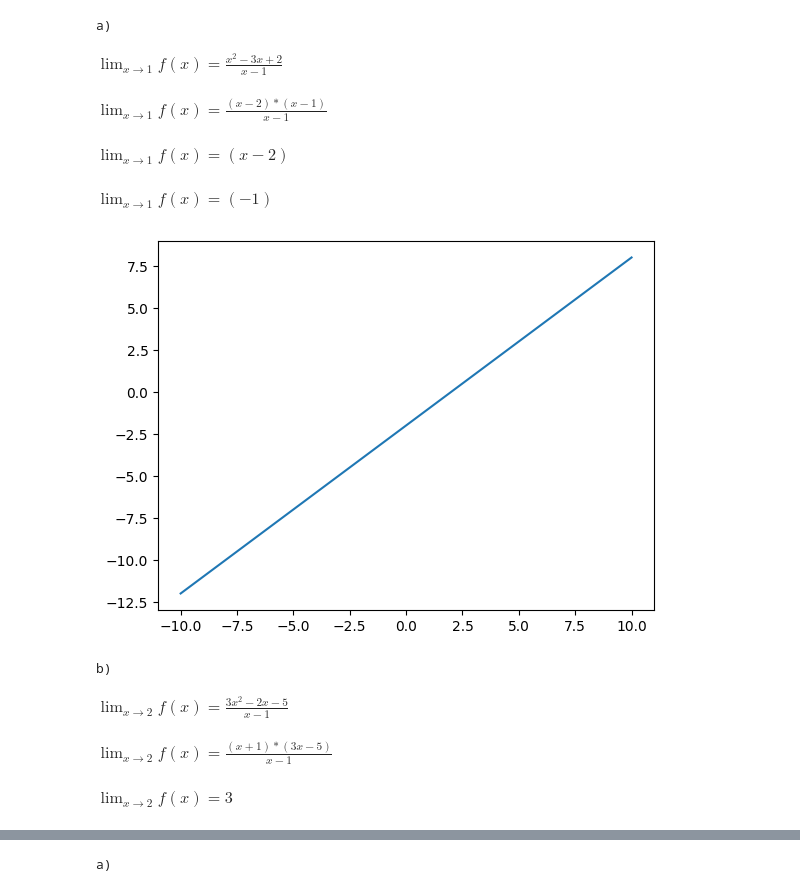
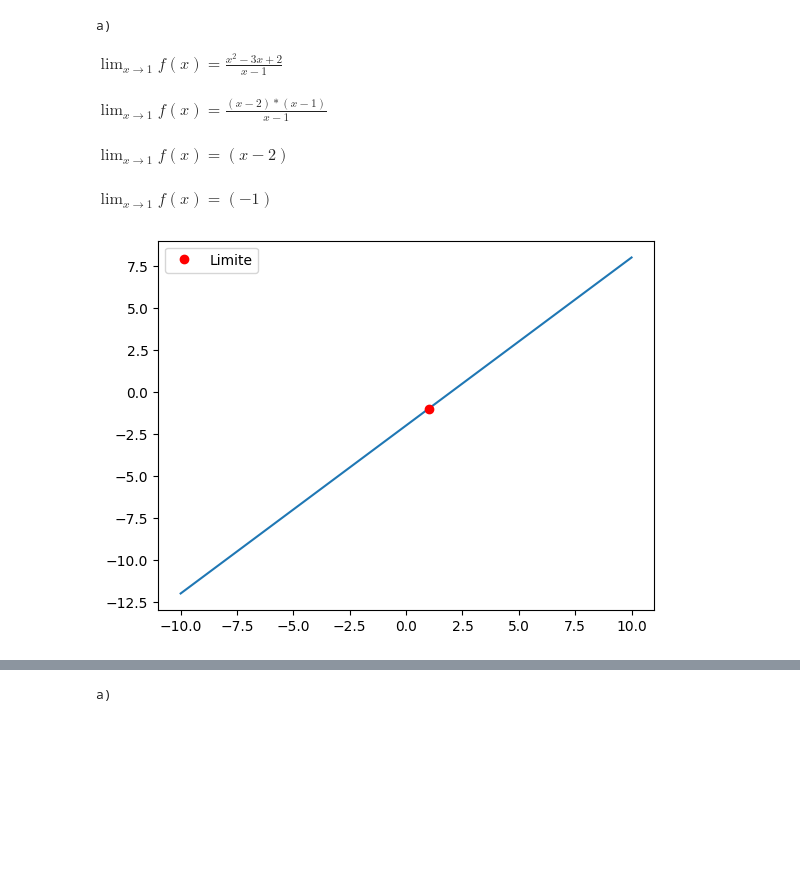
Before and after one commit to zaia-majestoso/Target, a Jupyter notebook: TPG1.ipynb, the cells around one changed output, grey strips where cells are left out. Drawn from its saved outputs; the diff is of its cells as text; code cells hidden in the pictures; blank space fills up the shorter version.

```diff
--- a/TPG1.ipynb
+++ b/TPG1.ipynb
@@ -32,52 +38,33 @@ $\displaystyle \lim{x \to 3} f(x) = 5$
 # %%
+#setup de funcoes
 x = sp.symbols('x')
 f_x = (x**2 - 3 * x + 2 )/(x - 1)
 f_x_1 = sp.factor((x**2 - 3*x + 2))
 f_x_2 = sp.factor((x**2 - 3*x + 2)/(x - 1))
 
 #2 a)
 print("a)")
 display(Math(r"$\lim_{x \to 1} f(x) = \frac{x^2 - 3x + 2}{x - 1}$"))
 print("\n")
 display(Math(r'$\lim_{x \to 1} f(x) = \frac{(x - 2)*(x - 1)}{x - 1}$'))
 print("\n")
 display(Math(r"$\lim_{x \to 1}f(x) = {(x - 2)}$" ))
 limite = sp.limit(f_x_2, x, 1)
 print("\n")
 display(Math(r"$\lim_{x \to 1}f(x) = {(-1)}$" ))
 print("\n")
+
+#plot
 xp = np.linspace(-10,10,200)
 f_x = (xp**2 - 3 * xp + 2 )/(xp - 1)
 plt.plot(xp,f_x)
+plt.plot(1,-1,"o",color="red",label="Limite")
+plt.legend()
 plt.show()
-print("\n"*5)
-
-
-
-#b)
-print("b)")
-f_x = (3*(x**2) - 2 * x - 5 ) / (x - 1)
-f_x_1 = sp.factor((3*(x**2) - 2 * x - 5 ))
-f_x_2 = sp.factor((3*(x**2) - 2 * x - 5 )/(x - 1))
-display(Math(r"$\lim_{x \to 2} f(x) = \frac{3x^2 - 2x - 5}{x - 1}$"))
-print("\n")
-display(Math(r"$\lim_{x \to 2} f(x) = \frac{(x + 1) * (3x - 5)}{x - 1}$"))
-limite = sp.limit(f_x_2, x, 2)
-print("\n")
-display(Math(r"\lim_{x \to 2} f(x) = "+ f"{limite}"))
-print("\n")
-xp = np.linspace(-10,10,200)
-f_x = (3*(xp**2) - 2 * xp - 5 ) / (xp - 1)
-plt.plot(xp,f_x)
-plt.show()
 # %% [output]
 a)
 $\displaystyle \lim_{x \to 1} f(x) = \frac{x^2 - 3x + 2}{x - 1}$
 $\displaystyle \lim_{x \to 1} f(x) = \frac{(x - 2)*(x - 1)}{x - 1}$
 $\displaystyle \lim_{x \to 1}f(x) = {(x - 2)}$
 $\displaystyle \lim_{x \to 1}f(x) = {(-1)}$
-[figure, old version]
+[figure, new version]
-b)
-$\displaystyle \lim_{x \to 2} f(x) = \frac{3x^2 - 2x - 5}{x - 1}$
-$\displaystyle \lim_{x \to 2} f(x) = \frac{(x + 1) * (3x - 5)}{x - 1}$
-$\displaystyle \lim_{x \to 2} f(x) = 3$
```
Also changed, not shown: parts of 9 cells of this notebook.
